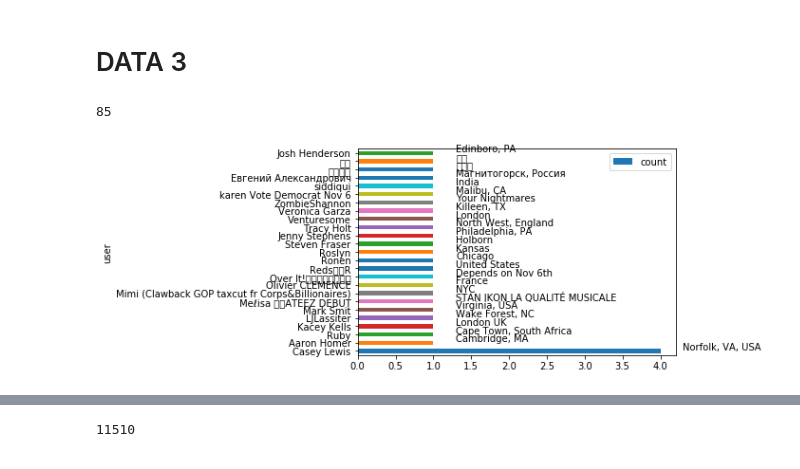
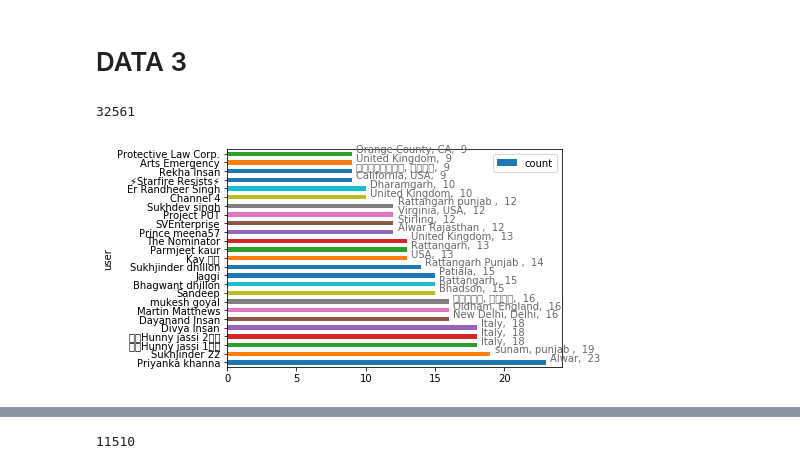
Before and after one commit to leosj1/rcf, a Jupyter notebook: DATA MINING FROM TWITTER.ipynb, the cells around one changed output, grey strips where cells are left out. Drawn from its saved outputs; the diff is of its cells as text; code cells hidden in the pictures.

```diff
--- a/DATA MINING FROM TWITTER.ipynb
+++ b/DATA MINING FROM TWITTER.ipynb
@@ -191,7 +239,7 @@ filterr2=filterr.sort_values('text',ascending=False).plot.barh()
 import json
 path='C:\\Users\\Leo-SJ\\Desktop\\DATA VALIDATION\\CODE\\'
 tweets2=[]
-t_file=open(path+'d.json','r')
+t_file=open(path+'tweets1.json','r')
 for line in t_file:
     try:
         t_load=json.loads(line)  #.decode('utf-8')
@@ -201,35 +249,35 @@ for line in t_file:
 # %%
 len(tweets2)
 # %% [output]
-85
+32561
 # %%
 import pandas as pd
 t2=pd.DataFrame()
 
 #MAP ALL TWEET TEXT, LANGUAGE, USER'S NAME, TIME TWEET WAS CREATED AND LOCATION OF THE USER INTO THE DATA FRAME 't'
 t2['text'] = list(map(lambda tweet: tweet['text'], tweets2))
 # t['text_full'] = list(map(lambda tweet: tweet['extended_tweet']['full_text'] if tweet['extended_tweet'] != None else None, tweets))
 t2['lang'] = list(map(lambda tweet: tweet['lang'], tweets2))
 t2['user'] = list(map(lambda tweet: tweet['user']['name'], tweets2))
 t2['created_at'] = list(map(lambda tweet: tweet['created_at'], tweets2))
 t2['country'] = list(map(lambda tweet: tweet['user']['location'], tweets2))
 # t['country'] = map(lambda tweet: t['user']['location'] if tweet['user'] != None else None, tweets)
 
 
 # PLOT THE FREQUENCY OF THE AMOUNT OF TWEETS HAVING THOSE KEYWORDS FOR THAT DAY
 
 #GROUP BY THE USERS AND COUNT THE AMOUNT OF TIMES THEY TWEETED THE KEYWORD
 filterr=t2.groupby(['user','country']).size().reset_index(name='count')
 # filterr=t.groupby('user').transform('count')
 
 
 filter1=filterr.sort_values('count',ascending=False).head(25)[['user','country','count']]
-filter1['count']=filter1['count'].astype(float)
+# filter1['count']=filter1['count'].astype(float)
 
 filterr2=filter1.plot.barh(x='user',y='count')
 
 
 for i,j in zip(filterr2.patches,filter1['country']):
-    filterr2.text(i.get_width()+.3,i.get_y()+.38,j)
+    filterr2.text(i.get_width()+.3,i.get_y()+.38,j+',  '+str(round((i.get_width()),2)),color='dimgrey')
 # %% [output]
-[figure, old version]
+[figure, new version]
```
Also changed, not shown: parts of 7 cells of this notebook.
